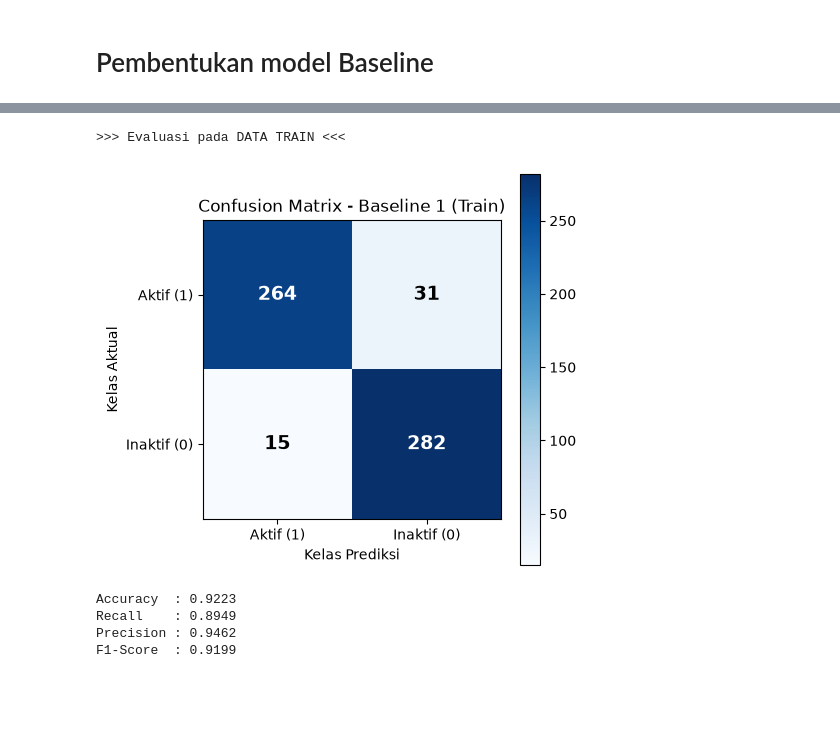
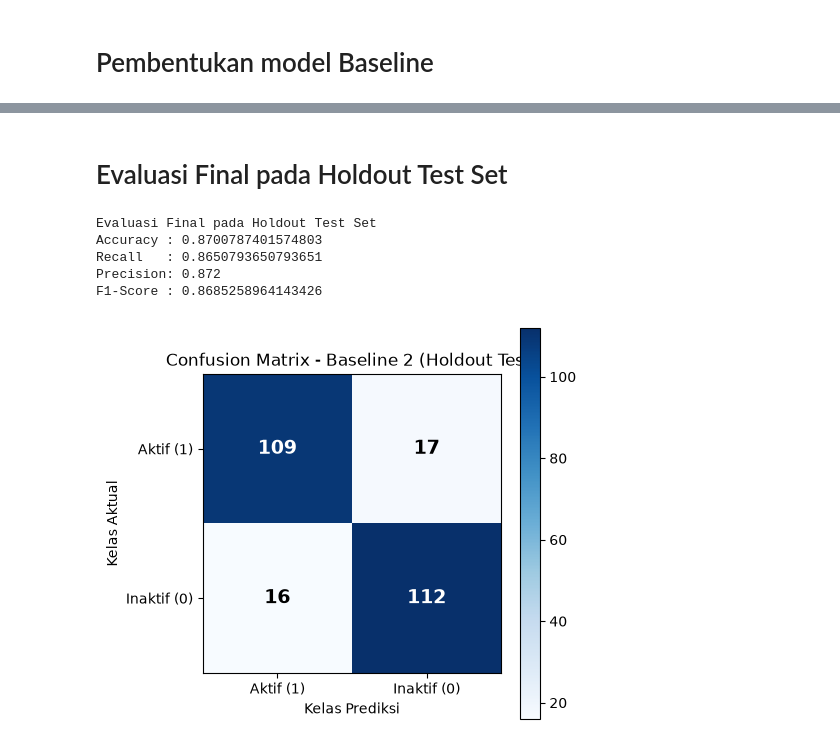
Before and after one commit to EmirAtthariq/Smiles2Vec_LSTM, a Jupyter notebook: smiles2vec_LSTM.ipynb, the cells around one changed output, grey strips where cells are left out. Cells and saved outputs as stored; diff of their text form; code cells hidden in the pictures; blank space fills up the shorter version.

```diff
--- a/smiles2vec_LSTM.ipynb
+++ b/smiles2vec_LSTM.ipynb
@@ -412,0 +438,31 @@ Testing  Loss     : 0.3072 | Testing  Accuracy : 0.8622
+# %%
+best_name = cv_summary_df["accuracy_mean"].idxmax()
+best_units_list = baseline_configs[best_name]
+print(f"Baseline terbaik dari hasil CV: {best_name} -> units_list: {best_units_list}")
+
+# Retrain final
+final_train_dataset = TensorDataset(
+    torch.tensor(X_cv, dtype=torch.long),
+    torch.tensor(Y_cv, dtype=torch.long)
+)
+
+final_net = NeuralNetClassifier(
+    module=LSTMBaselineSkorch,
+    module__vocab_size=vocab_size,
+    module__embedding_dim=50,
+    module__units_list=best_units_list,
+    max_epochs=50,
+    lr=0.001,
+    optimizer=torch.optim.Adam,
+    criterion=nn.CrossEntropyLoss,
+    batch_size=32,
+    device=device,
+    train_split=None,
+    verbose=1
+)
+
+final_net.fit(X_cv, Y_cv);
+
+# Cek loss training terakhir (skorch tetap menyimpan history meski verbose=0)
+final_train_loss = final_net.history[-1, "train_loss"]
+print(f"Training selesai. Train loss epoch terakhir: {final_train_loss:.4f}")
@@ -413,11 +487,21 @@ Testing  Loss     : 0.3072 | Testing  Accuracy : 0.8622
+# %% [markdown]
+# Evaluasi Final pada Holdout Test Set
+# %%
+y_pred_final = final_net.predict(X_test_int)
+
+print("Evaluasi Final pada Holdout Test Set")
+print("Accuracy :", accuracy_score(Y_test_int, y_pred_final))
+print("Recall   :", recall_score(Y_test_int, y_pred_final))
+print("Precision:", precision_score(Y_test_int, y_pred_final))
+print("F1-Score :", f1_score(Y_test_int, y_pred_final))
+# %% [output]
+Evaluasi Final pada Holdout Test Set
+Accuracy : 0.8700787401574803
+Recall   : 0.8650793650793651
+Precision: 0.872
+F1-Score : 0.8685258964143426
 # %%
-# Evaluasi Confusion Matrix + Metrik pada DATA TRAIN
-print("\n>>> Evaluasi pada DATA TRAIN <<<")
-train_metrics_b1 = evaluate_on_loader(model_b1, train_loader, model_name="Baseline 1", dataset_name="Train")
+TP, TN, FP, FN = compute_confusion_matrix(Y_test_int, y_pred_final)
+plot_confusion_matrix_image(TP, TN, FP, FN, model_name=best_name, dataset_name="Holdout Test")
 # %% [output]
->>> Evaluasi pada DATA TRAIN <<<
-[figure, old version]
+[figure, new version]
-Accuracy  : 0.9223
-Recall    : 0.8949
-Precision : 0.9462
-F1-Score  : 0.9199
```
Also changed, not shown: parts of 40 cells of this notebook, 3 other files.
